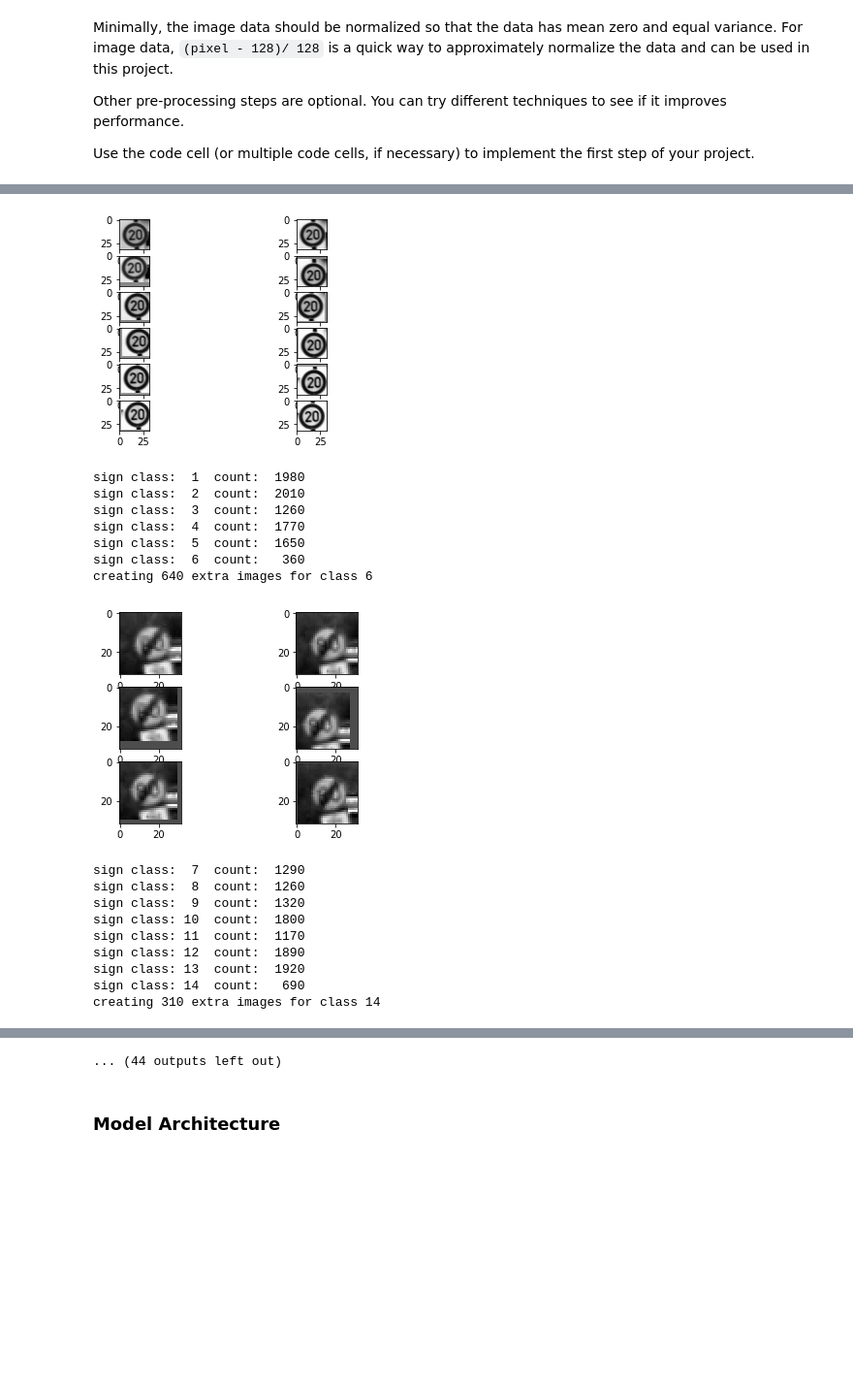
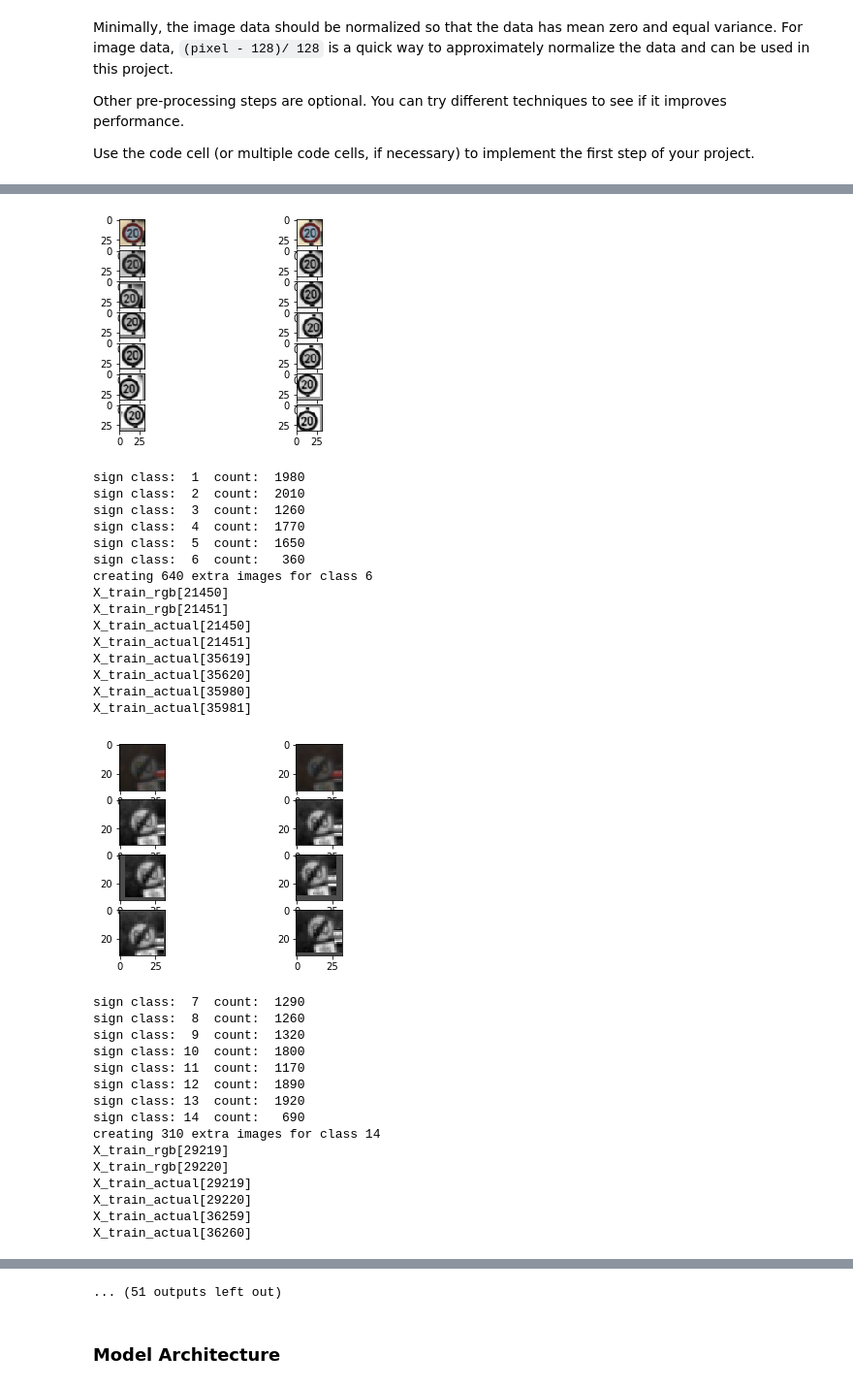
Before and after one commit to svec/CarND-Traffic-Sign-Classifier-Project, a Jupyter notebook: Traffic_Sign_Classifier.ipynb, the cells around one changed output, grey strips where cells are left out. Shown at 97% size. Saved outputs shown, nothing was run; the diff lists cells and outputs as text; code cells hidden in the pictures; blank space fills up the shorter version.

```diff
--- a/Traffic_Sign_Classifier.ipynb
+++ b/Traffic_Sign_Classifier.ipynb
@@ -265,6 +271,7 @@ def blur_image(image):
 
 def add_extra_images():
     global X_train_actual
+    global X_train_rgb
     global y_train
     global n_classes
     global counts
@@ -306,12 +313,22 @@ def add_extra_images():
             modified_orig_count = int(extra / original_sign_count) + 1
             #print("class:", sign_class_number)
             #print("modified_orig_count = (extra / original_sign_count) + 1= {} = {} / {}".format(modified_orig_count, extra, original_sign_count))
-            subplot_setup(cols=2,rows=1+modified_orig_count)
+            subplot_setup(cols=2,rows=1+1+modified_orig_count)
+            subplot_next(X_train_rgb[indices_for_this_class[0]])
+            subplot_next(X_train_rgb[indices_for_this_class[1]])
             subplot_next(X_train_actual[indices_for_this_class[0]])
             subplot_next(X_train_actual[indices_for_this_class[1]])
+            print("X_train_rgb[{}]".format(indices_for_this_class[0]))
+            print("X_train_rgb[{}]".format(indices_for_this_class[1]))
+            print("X_train_actual[{}]".format(indices_for_this_class[0]))
+            print("X_train_actual[{}]".format(indices_for_this_class[1]))
+
             for ii in range(modified_orig_count):
                 subplot_next(X_train_actual[X_train_actual_start_concat_index+(sign_class_counts*ii)+ii])
                 subplot_next(X_train_actual[X_train_actual_start_concat_index+(sign_class_counts*ii)+ii+1])
+                print("X_train_actual[{}]".format(X_train_actual_start_concat_index+(sign_class_counts*ii)+ii))
+                print("X_train_actual[{}]".format(X_train_actual_start_concat_index+(sign_class_counts*ii)+ii+1))
+
 
             X_train_actual_start_concat_index = X_train_actual_start_concat_index + image_count_to_create
             plt.show()
@@ -377,6 +394,23 @@ print("final shape of X_train_actual, y_train:", X_train_actual.shape, y_train.s
 print("final hist of y_train:")
 plt.figure()
 plt.hist(y_train,n_classes)
+plt.xlabel("image class")
+plt.ylabel("image count")
+plt.title("Augmented Training Images")
+
+def show_one_image(image):
+    plt.figure()
+    plt.imshow(image.squeeze(), cmap="gray") # note cmap is ignored if image has 3 colors
+
+print("Example images: RGB, grayscale+norm, shifted:")
+# Yes, yes, yes, I know I'm using hardcoded numbers. Sorry.
+show_one_image(X_train_rgb[9960])
+show_one_image(X_train_actual[9960])
+show_one_image(X_train_actual[34799])
+show_one_image(X_train_actual[34980])
+show_one_image(X_train_actual[35161])
+show_one_image(X_train_actual[35342])
+show_one_image(X_train_actual[35523])
 
 print('done')
 # %% [output]
@@ -387,12 +435,20 @@ creating 820 extra images for class 0
-[figure, old version]
+[figure, new version]
 sign class:  1  count:  1980
 sign class:  2  count:  2010
 sign class:  3  count:  1260
 sign class:  4  count:  1770
 sign class:  5  count:  1650
 sign class:  6  count:   360
 creating 640 extra images for class 6
+X_train_rgb[21450]
+X_train_rgb[21451]
+X_train_actual[21450]
+X_train_actual[21451]
+X_train_actual[35619]
+X_train_actual[35620]
+X_train_actual[35980]
+X_train_actual[35981]
-[figure, old version]
+[figure, new version]
 sign class:  7  count:  1290
 sign class:  8  count:  1260
 sign class:  9  count:  1320
@@ -402,3 +458,9 @@ sign class: 12  count:  1890
 sign class: 13  count:  1920
 sign class: 14  count:   690
 creating 310 extra images for class 14
+X_train_rgb[29219]
+X_train_rgb[29220]
+X_train_actual[29219]
+X_train_actual[29220]
+X_train_actual[36259]
+X_train_actual[36260]
@@ -415,4 +497,4 @@ creating 10 extra images for class 17
-... (44 outputs left out)
+... (51 outputs left out)
 # %% [markdown]
 ### Model Architecture
 # %%
```
Also changed, not shown: parts of 7 cells of this notebook, 8 other files.
